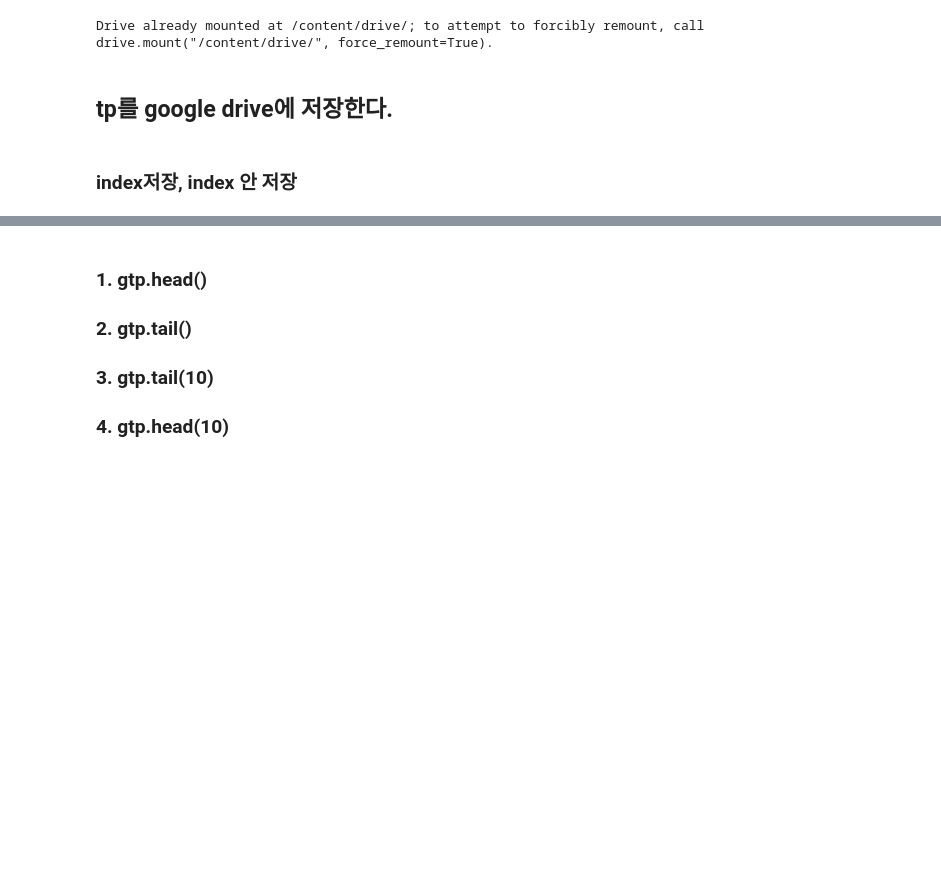
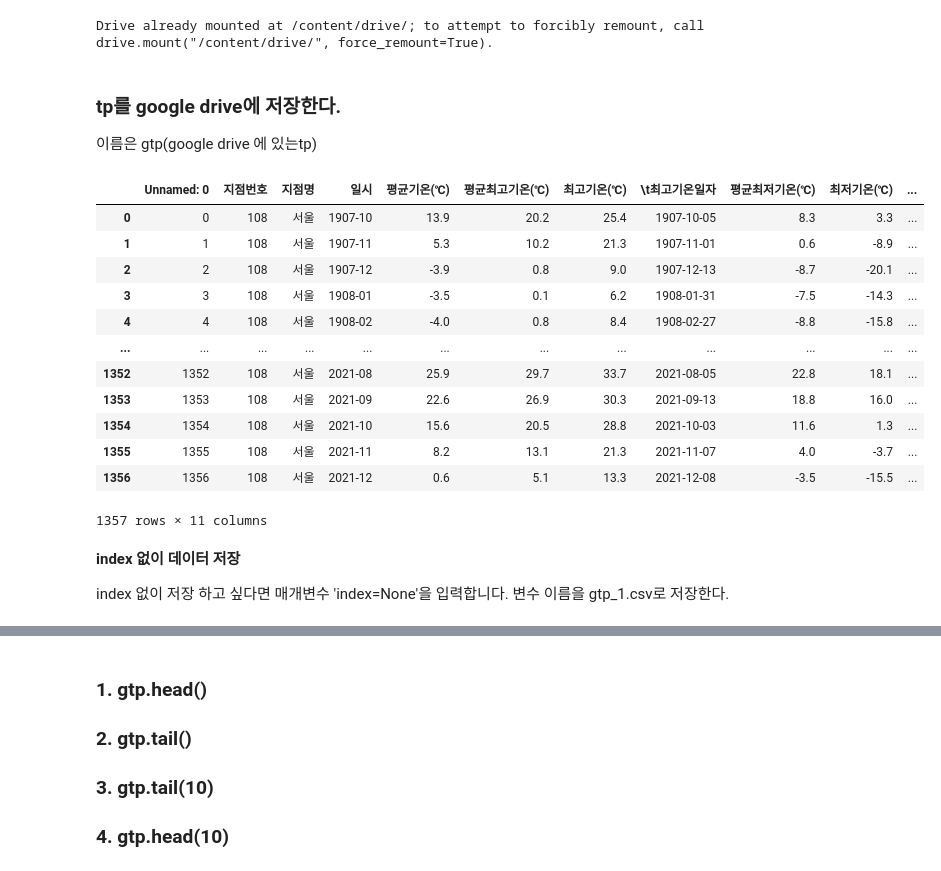
Before and after one commit to koreabao/public_data, a Jupyter notebook: temp_1.ipynb, the cells around one changed output, grey strips where cells are left out. Cells and saved outputs as stored; diff of their text form; code cells hidden in the pictures; blank space fills up the shorter version.

```diff
--- a/temp_1.ipynb
+++ b/temp_1.ipynb
@@ -61,11 +61,31 @@ drive.mount('/content/drive/')
 # %% [output]
 Drive already mounted at /content/drive/; to attempt to forcibly remount, call drive.mount("/content/drive/", force_remount=True).
 # %% [markdown]
-## **tp를 google drive에 저장한다.**
+### **tp를 google drive에 저장한다.**
+이름은  gtp(google drive 에 있는tp)
-# %% [markdown]
-### **index저장, index 안 저장**
 # %%
 tp.to_csv('/content/drive/MyDrive/gtp.csv')
+# %%
+pd.read_csv('/content/drive/MyDrive/gtp.csv')
+# %% [output]
+|  | Unnamed: 0 | 지점번호 | 지점명 | 일시 | 평균기온(℃) | 평균최고기온(℃) | 최고기온(℃) | \t최고기온일자 | 평균최저기온(℃) | 최저기온(℃) | ... |
+| 0 | 0 | 108 | 서울 | 1907-10 | 13.9 | 20.2 | 25.4 | 1907-10-05 | 8.3 | 3.3 | ... |
+| 1 | 1 | 108 | 서울 | 1907-11 | 5.3 | 10.2 | 21.3 | 1907-11-01 | 0.6 | -8.9 | ... |
+| 2 | 2 | 108 | 서울 | 1907-12 | -3.9 | 0.8 | 9.0 | 1907-12-13 | -8.7 | -20.1 | ... |
+| 3 | 3 | 108 | 서울 | 1908-01 | -3.5 | 0.1 | 6.2 | 1908-01-31 | -7.5 | -14.3 | ... |
+| 4 | 4 | 108 | 서울 | 1908-02 | -4.0 | 0.8 | 8.4 | 1908-02-27 | -8.8 | -15.8 | ... |
+| ... | ... | ... | ... | ... | ... | ... | ... | ... | ... | ... | ... |
+| 1352 | 1352 | 108 | 서울 | 2021-08 | 25.9 | 29.7 | 33.7 | 2021-08-05 | 22.8 | 18.1 | ... |
+| 1353 | 1353 | 108 | 서울 | 2021-09 | 22.6 | 26.9 | 30.3 | 2021-09-13 | 18.8 | 16.0 | ... |
+| 1354 | 1354 | 108 | 서울 | 2021-10 | 15.6 | 20.5 | 28.8 | 2021-10-03 | 11.6 | 1.3 | ... |
+| 1355 | 1355 | 108 | 서울 | 2021-11 | 8.2 | 13.1 | 21.3 | 2021-11-07 | 4.0 | -3.7 | ... |
+| 1356 | 1356 | 108 | 서울 | 2021-12 | 0.6 | 5.1 | 13.3 | 2021-12-08 | -3.5 | -15.5 | ... |
+1357 rows × 11 columns
+# %% [markdown]
+**index 없이 데이터 저장**
+
+index 없이 저장 하고 싶다면 매개변수 'index=None'을 입력합니다.
+변수 이름을  gtp_1.csv로 저장한다.
 # %%
 tp.to_csv('/content/drive/MyDrive/gtp_1.csv', index=None)
 # %%
```
Also changed, not shown: parts of 14 cells of this notebook.
